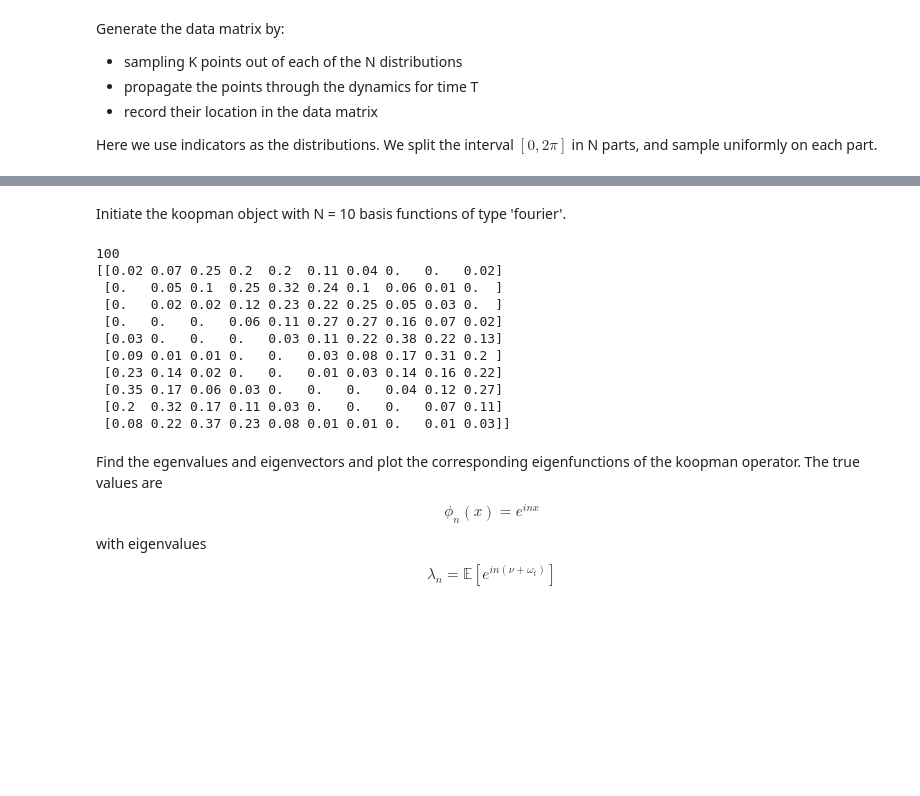
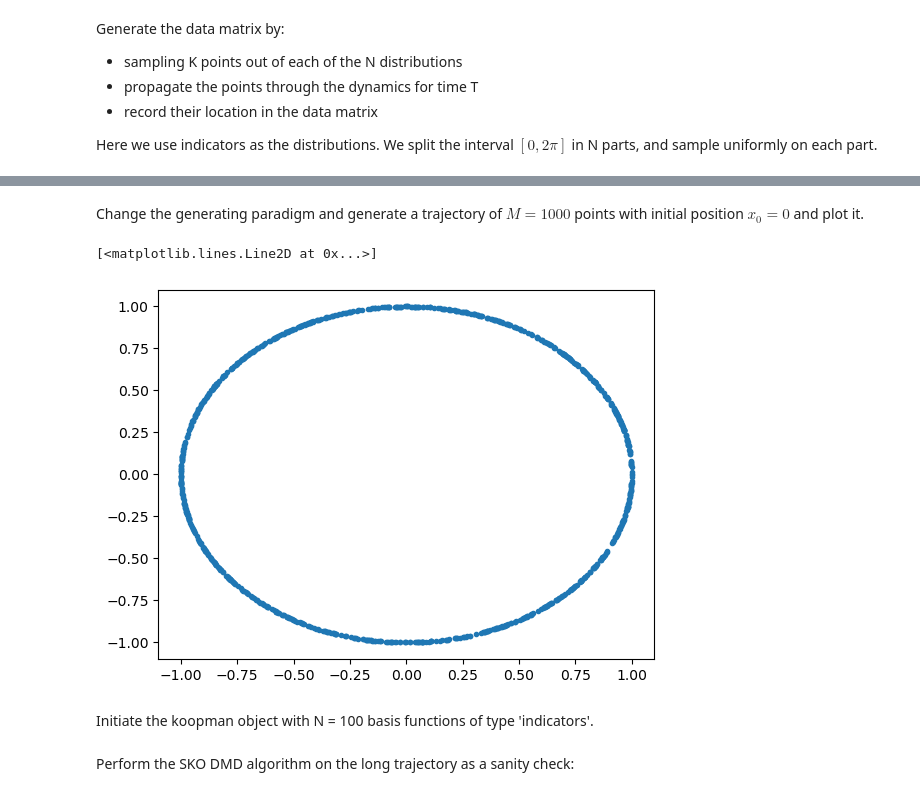
Before and after one commit to Maria-A-Oprea/Distributional_Koopman, a Jupyter notebook: Circle_rotation.ipynb, the cells around one changed output, grey strips where cells are left out. Cells and saved outputs as stored; diff of their text form; code cells hidden in the pictures; blank space fills up the shorter version.

```diff
--- a/Circle_rotation.ipynb
+++ b/Circle_rotation.ipynb
@@ -76,19 +92,14 @@ for i in range(N):
+# %% [markdown]
+Change the generating paradigm and generate a trajectory of $M  = 1000$ points with initial position $x_0 = 0$ and plot it.
+# %%
+data_traj = circle_rotation(0, 1000, 0.5)
+plt.plot(np.cos(data_traj), np.sin(data_traj), '.')
+# %% [output]
+[<matplotlib.lines.Line2D at 0x...>]
+[figure, added]
 # %% [markdown]
-Initiate the koopman object with N = 10 basis functions of type 'fourier'.
+Initiate the koopman object with N = 100 basis functions of type 'indicators'.
 # %%
-K_circle = koop.koopman(10, 'indicators')
-K_circle.L2_dmd(data)
+K_circle = koop.koopman(99, 'indicators')
-# %% [output]
-100
-[[0.02 0.07 0.25 0.2  0.2  0.11 0.04 0.   0.   0.02]
- [0.   0.05 0.1  0.25 0.32 0.24 0.1  0.06 0.01 0.  ]
- [0.   0.02 0.02 0.12 0.23 0.22 0.25 0.05 0.03 0.  ]
- [0.   0.   0.   0.06 0.11 0.27 0.27 0.16 0.07 0.02]
- [0.03 0.   0.   0.   0.03 0.11 0.22 0.38 0.22 0.13]
- [0.09 0.01 0.01 0.   0.   0.03 0.08 0.17 0.31 0.2 ]
- [0.23 0.14 0.02 0.   0.   0.01 0.03 0.14 0.16 0.22]
- [0.35 0.17 0.06 0.03 0.   0.   0.   0.04 0.12 0.27]
- [0.2  0.32 0.17 0.11 0.03 0.   0.   0.   0.07 0.11]
- [0.08 0.22 0.37 0.23 0.08 0.01 0.01 0.   0.01 0.03]]
-# %% [markdown]
-Find the egenvalues and eigenvectors and plot the corresponding eigenfunctions of the koopman operator. The true values are $$\phi_n(x) = e^{inx}$$ with eigenvalues $$\lambda_n = \mathbb{E}[e^{in(\nu + \omega_t)}]$$
+# %% [markdown]
+Perform the SKO DMD algorithm on the long trajectory as a sanity check:
```
Also changed, not shown: parts of 17 cells of this notebook, 1 other file.
